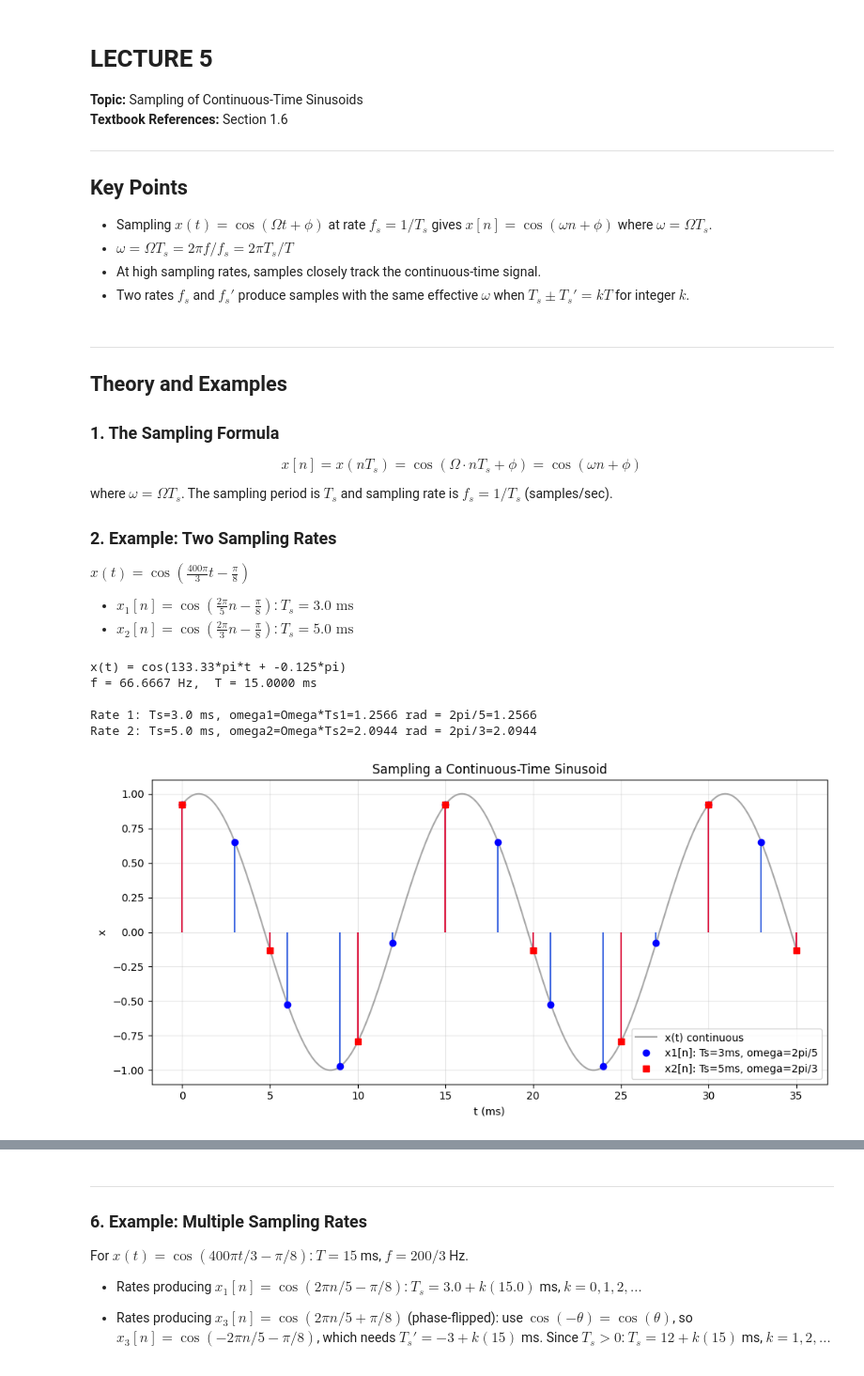
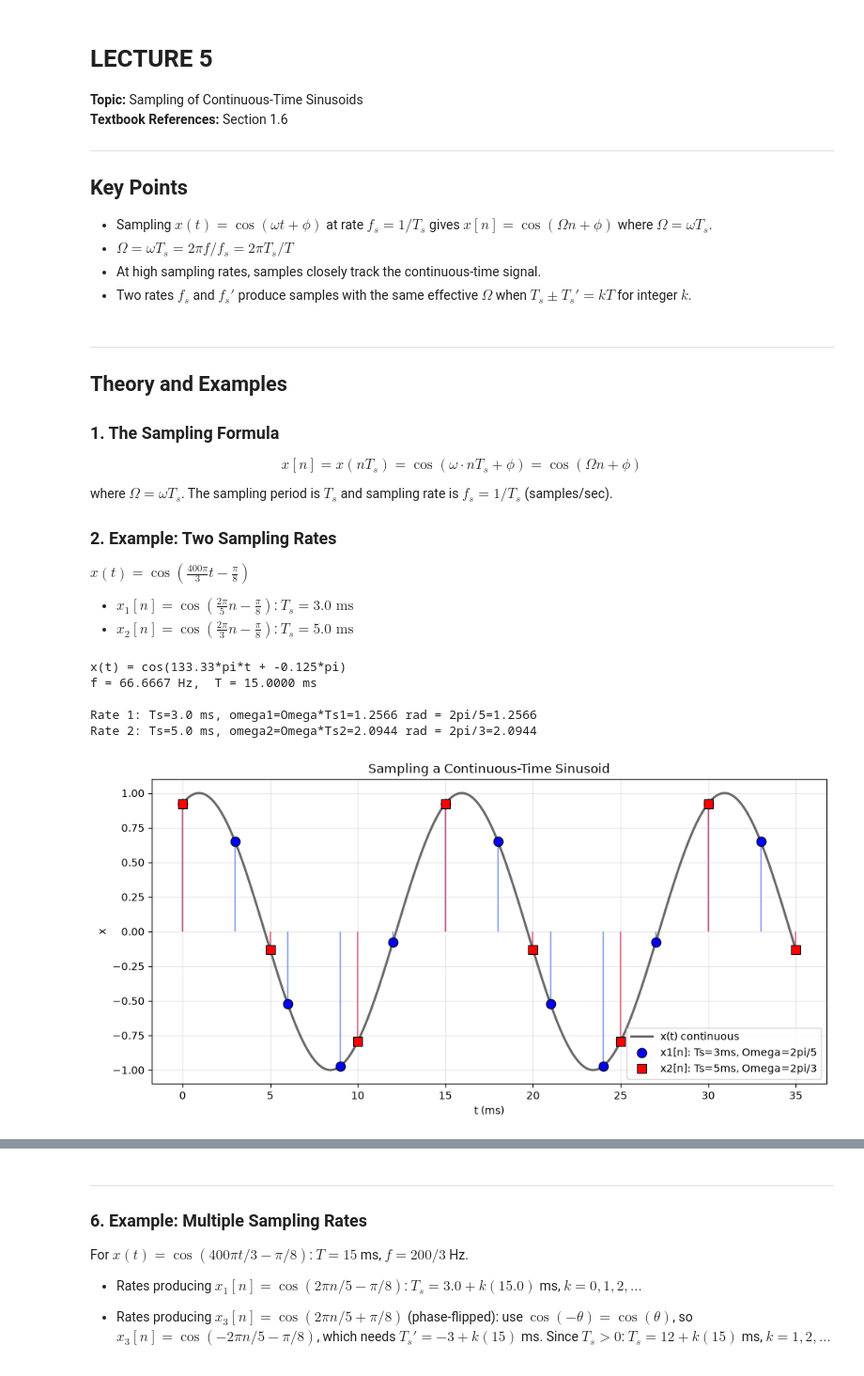
Before and after one commit to scular-HCC/scular-HCC.github.io, a Jupyter notebook: Signals/Jupyter_Notebooks/Lecture_05_SamplingContinuous-timeSinusoids.ipynb, the cells around one changed output, grey strips where cells are left out. Shown at 94% size. Drawn from its saved outputs; the diff is of its cells as text; code cells hidden in the pictures.

Commit message:
Update to symbols and clean up plots.

```diff
--- a/Signals/Jupyter_Notebooks/Lecture_05_SamplingContinuous-timeSinusoids.ipynb
+++ b/Signals/Jupyter_Notebooks/Lecture_05_SamplingContinuous-timeSinusoids.ipynb
@@ -7,19 +7,19 @@
 
 ## Key Points
 
-- Sampling $x(t)=\cos(\Omega t+\phi)$ at rate $f_s=1/T_s$ gives $x[n]=\cos(\omega n+\phi)$ where $\omega=\Omega T_s$.
-- $\omega = \Omega T_s = 2\pi f/f_s = 2\pi T_s/T$
+- Sampling $x(t)=\cos(\omega t+\phi)$ at rate $f_s=1/T_s$ gives $x[n]=\cos(\Omega n+\phi)$ where $\Omega=\omega T_s$.
+- $\Omega = \omega T_s = 2\pi f/f_s = 2\pi T_s/T$
 - At high sampling rates, samples closely track the continuous-time signal.
-- Two rates $f_s$ and $f_s'$ produce samples with the same effective $\omega$ when $T_s \pm T_s' = k T$ for integer $k$.
+- Two rates $f_s$ and $f_s'$ produce samples with the same effective $\Omega$ when $T_s \pm T_s' = k T$ for integer $k$.
 # %% [markdown]
 ---
 ## Theory and Examples
 
 ### 1. The Sampling Formula
 
-$$x[n] = x(nT_s) = \cos(\Omega \cdot nT_s + \phi) = \cos(\omega n + \phi)$$
+$$x[n] = x(nT_s) = \cos(\omega \cdot nT_s + \phi) = \cos(\Omega n + \phi)$$
 
-where $\omega = \Omega T_s$. The sampling period is $T_s$ and sampling rate is $f_s = 1/T_s$ (samples/sec).
+where $\Omega = \omega T_s$. The sampling period is $T_s$ and sampling rate is $f_s = 1/T_s$ (samples/sec).
 
 ### 2. Example: Two Sampling Rates
 
@@ -38,37 +38,41 @@ f     = Omega/(2*np.pi)
 T     = 1/f
 print(f'x(t) = cos({Omega/np.pi:.2f}*pi*t + {phi/np.pi:.3f}*pi)')
 print(f'f = {f:.4f} Hz,  T = {T*1000:.4f} ms')
 print()
 
 # Sampling rates
 Ts1 = 3.0e-3;  omega1 = Omega * Ts1
 Ts2 = 5.0e-3;  omega2 = Omega * Ts2
 print(f'Rate 1: Ts={Ts1*1000} ms, omega1=Omega*Ts1={omega1:.4f} rad = 2pi/5={2*np.pi/5:.4f}')
 print(f'Rate 2: Ts={Ts2*1000} ms, omega2=Omega*Ts2={omega2:.4f} rad = 2pi/3={2*np.pi/3:.4f}')
 
 # Plot
 t = np.linspace(0, 0.035, 2000)
 x_ct = np.cos(Omega*t + phi)
 
 n1 = np.arange(0, 12); t1 = n1 * Ts1; x1 = np.cos(omega1*n1 + phi)
 n2 = np.arange(0, 8);  t2 = n2 * Ts2; x2 = np.cos(omega2*n2 + phi)
 
 fig, ax = plt.subplots(figsize=(10, 5))
-ax.plot(t*1000, x_ct, 'gray', lw=1.5, alpha=0.7, label='x(t) continuous')
+ax.plot(t*1000, x_ct, color='0.35', lw=2.2, alpha=0.9, zorder=2, label='x(t) continuous')
 markerline, stemlines, baseline = ax.stem(t1*1000, x1, linefmt='royalblue', markerfmt='bo', basefmt=' ')
-markerline.set_label(f'x1[n]: Ts=3ms, omega=2pi/5');
+markerline.set_markersize(9); markerline.set_zorder(5); markerline.set_markeredgecolor('black'); markerline.set_markeredgewidth(0.8)
+stemlines.set_alpha(0.6); stemlines.set_zorder(1)
+markerline.set_label(f'x1[n]: Ts=3ms, Omega=2pi/5');
 markerline2, stemlines2, baseline2 = ax.stem(t2*1000, x2, linefmt='crimson', markerfmt='rs', basefmt=' ')
-markerline2.set_label(f'x2[n]: Ts=5ms, omega=2pi/3')
+markerline2.set_markersize(9); markerline2.set_zorder(5); markerline2.set_markeredgecolor('black'); markerline2.set_markeredgewidth(0.8)
+stemlines2.set_alpha(0.6); stemlines2.set_zorder(1)
+markerline2.set_label(f'x2[n]: Ts=5ms, Omega=2pi/3')
 ax.set_xlabel('t (ms)'); ax.set_ylabel('x'); ax.set_title('Sampling a Continuous-Time Sinusoid')
 ax.legend(); ax.grid(True,alpha=0.3)
 plt.tight_layout(); plt.show()
 # %% [output]
 x(t) = cos(133.33*pi*t + -0.125*pi)
 f = 66.6667 Hz,  T = 15.0000 ms
 
 Rate 1: Ts=3.0 ms, omega1=Omega*Ts1=1.2566 rad = 2pi/5=1.2566
 Rate 2: Ts=5.0 ms, omega2=Omega*Ts2=2.0944 rad = 2pi/3=2.0944
-[figure, old version]
+[figure, new version]
 # %% [markdown]
 ---
 ### 3. Relationship Between Sampling Rate and Periodicity
```
Also changed, not shown: parts of 3 cells of this notebook, 27 other files.
